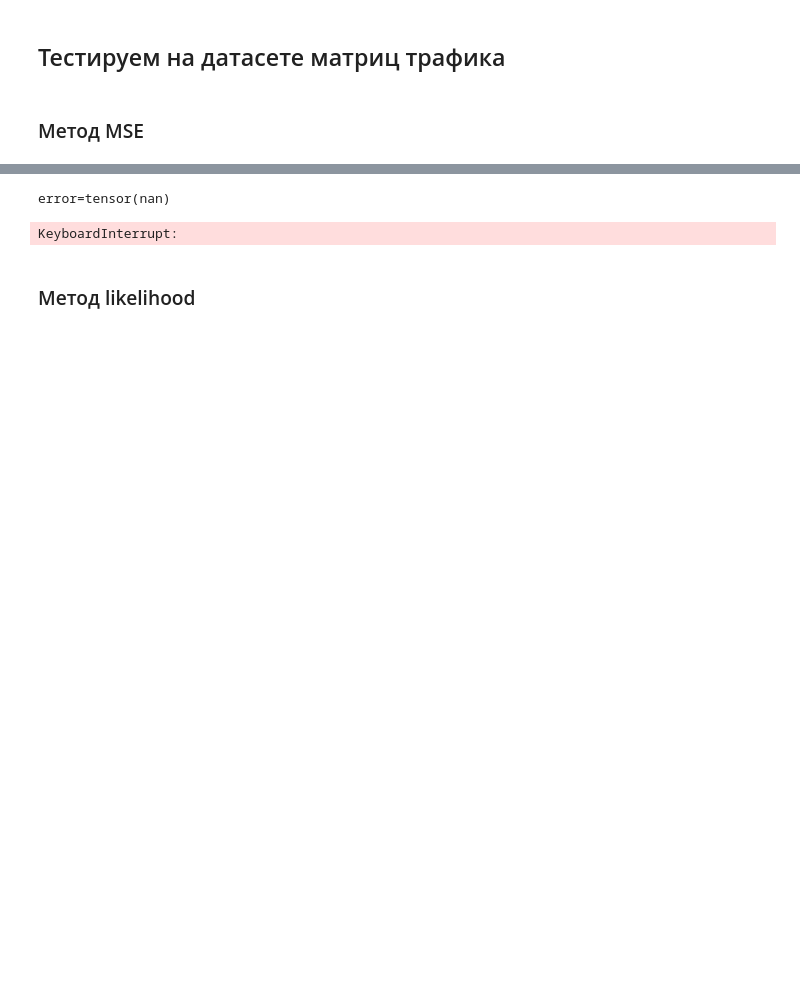
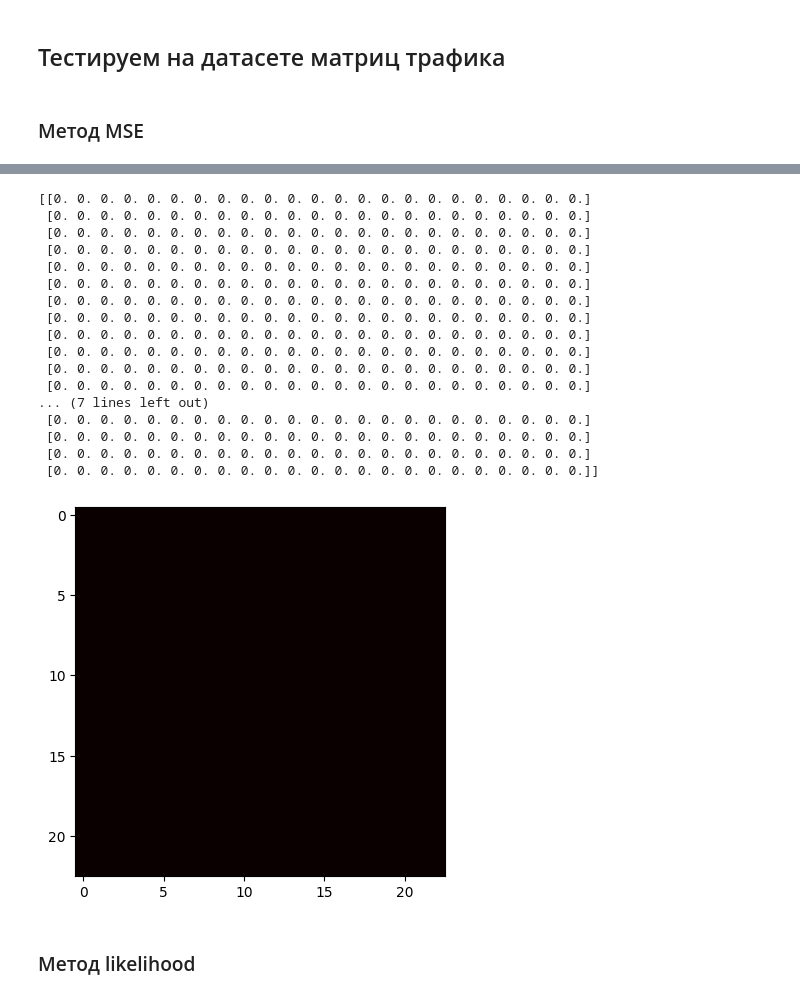
Before and after one commit to kichyr/tm_estimation, a Jupyter notebook: training_models.ipynb, the cells around one changed output, grey strips where cells are left out. Drawn from its saved outputs; the diff is of its cells as text; code cells hidden in the pictures; blank space fills up the shorter version.

Commit message:
upd benchmark

```diff
--- a/training_models.ipynb
+++ b/training_models.ipynb
@@ -100,12 +100,28 @@ torch.__version__
 # %%
 import benchmark_util
 import solvers.mse_method
 
-mse_solver = solvers.mse_method.TMSolver_MSEMethod(max_grad_dec = 500, show_plt=True)
-benchmark_util.benchmark_solver(mse_solver, test_cases_size=3, history_size = 1, debug=False)
+mse_solver = solvers.mse_method.TMSolver_MSEMethod(max_grad_dec = 50, show_plt=True)
+benchmark_util.benchmark_solver(mse_solver, test_cases_size=1, history_size = 1, debug=False)
 # %% [output]
-error=tensor(nan)
+[[0. 0. 0. 0. 0. 0. 0. 0. 0. 0. 0. 0. 0. 0. 0. 0. 0. 0. 0. 0. 0. 0. 0.]
+ [0. 0. 0. 0. 0. 0. 0. 0. 0. 0. 0. 0. 0. 0. 0. 0. 0. 0. 0. 0. 0. 0. 0.]
+ [0. 0. 0. 0. 0. 0. 0. 0. 0. 0. 0. 0. 0. 0. 0. 0. 0. 0. 0. 0. 0. 0. 0.]
+ [0. 0. 0. 0. 0. 0. 0. 0. 0. 0. 0. 0. 0. 0. 0. 0. 0. 0. 0. 0. 0. 0. 0.]
+ [0. 0. 0. 0. 0. 0. 0. 0. 0. 0. 0. 0. 0. 0. 0. 0. 0. 0. 0. 0. 0. 0. 0.]
+ [0. 0. 0. 0. 0. 0. 0. 0. 0. 0. 0. 0. 0. 0. 0. 0. 0. 0. 0. 0. 0. 0. 0.]
+ [0. 0. 0. 0. 0. 0. 0. 0. 0. 0. 0. 0. 0. 0. 0. 0. 0. 0. 0. 0. 0. 0. 0.]
+ [0. 0. 0. 0. 0. 0. 0. 0. 0. 0. 0. 0. 0. 0. 0. 0. 0. 0. 0. 0. 0. 0. 0.]
+ [0. 0. 0. 0. 0. 0. 0. 0. 0. 0. 0. 0. 0. 0. 0. 0. 0. 0. 0. 0. 0. 0. 0.]
+ [0. 0. 0. 0. 0. 0. 0. 0. 0. 0. 0. 0. 0. 0. 0. 0. 0. 0. 0. 0. 0. 0. 0.]
+ [0. 0. 0. 0. 0. 0. 0. 0. 0. 0. 0. 0. 0. 0. 0. 0. 0. 0. 0. 0. 0. 0. 0.]
+ [0. 0. 0. 0. 0. 0. 0. 0. 0. 0. 0. 0. 0. 0. 0. 0. 0. 0. 0. 0. 0. 0. 0.]
+... (7 lines left out)
+ [0. 0. 0. 0. 0. 0. 0. 0. 0. 0. 0. 0. 0. 0. 0. 0. 0. 0. 0. 0. 0. 0. 0.]
+ [0. 0. 0. 0. 0. 0. 0. 0. 0. 0. 0. 0. 0. 0. 0. 0. 0. 0. 0. 0. 0. 0. 0.]
+ [0. 0. 0. 0. 0. 0. 0. 0. 0. 0. 0. 0. 0. 0. 0. 0. 0. 0. 0. 0. 0. 0. 0.]
+ [0. 0. 0. 0. 0. 0. 0. 0. 0. 0. 0. 0. 0. 0. 0. 0. 0. 0. 0. 0. 0. 0. 0.]]
-KeyboardInterrupt:
+[figure, added]
 # %% [markdown]
 ### Метод likelihood
 # %%
```
Also changed, not shown: parts of 2 cells of this notebook, 3 other files.
